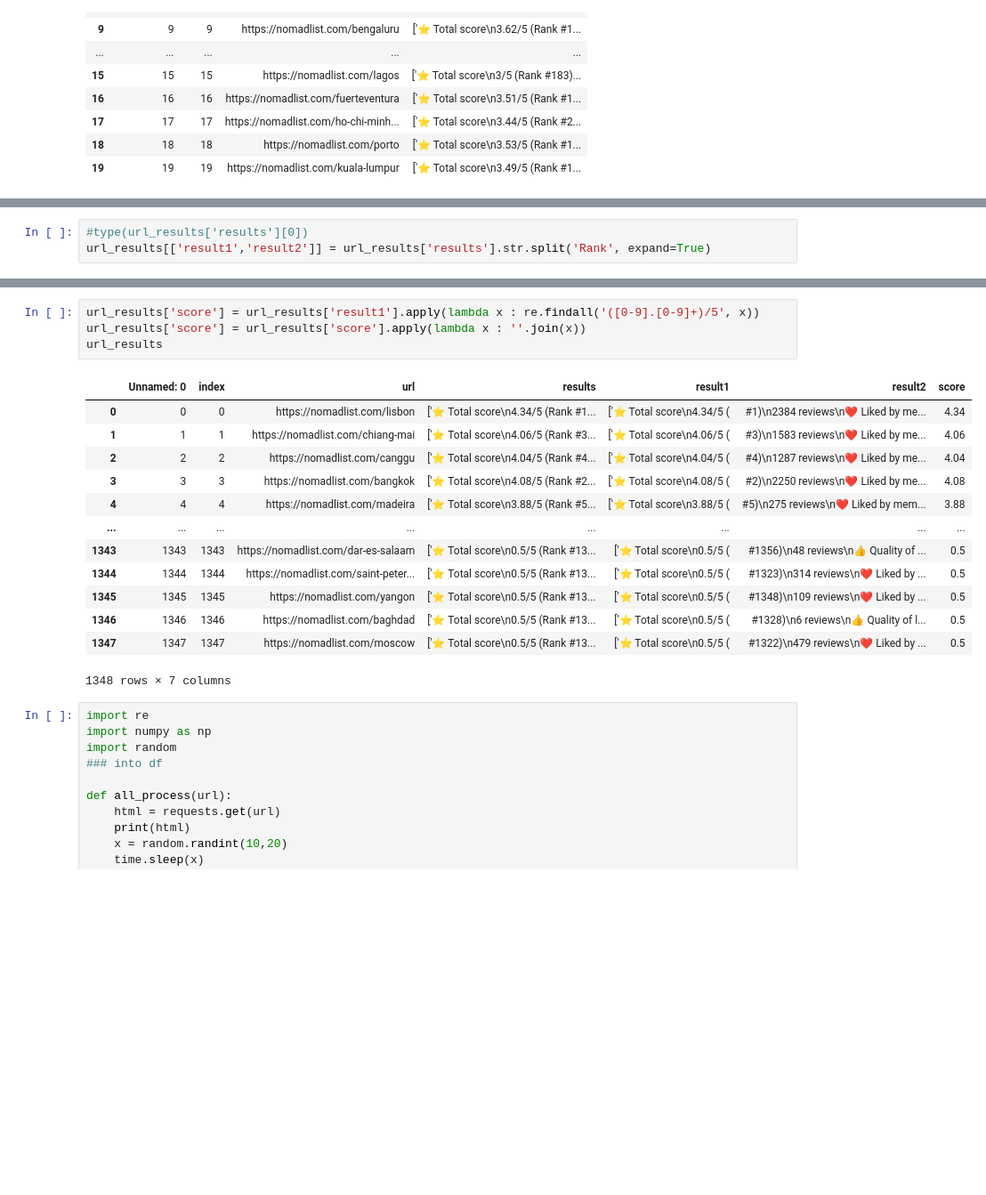
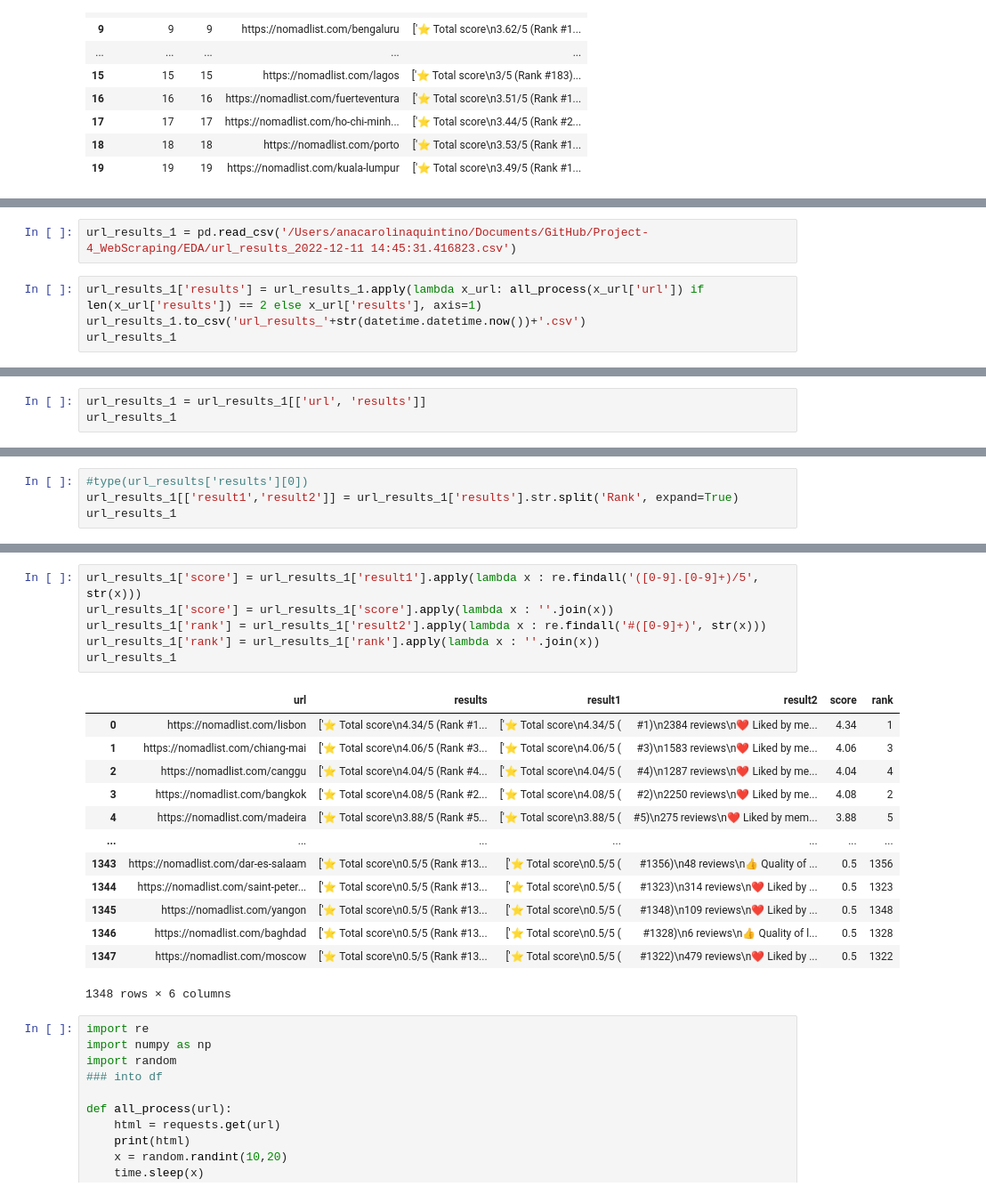
Before and after one commit to anacmqui/Project-4_WebScraping, a Jupyter notebook: EDA/webscraping-Ana.ipynb, the cells around one changed output, grey strips where cells are left out. Shown at 89% size. Drawn from its saved outputs; the diff is of its cells as text; blank space fills up the shorter version.

Commit message:
final scrap

```diff
--- a/EDA/webscraping-Ana.ipynb
+++ b/EDA/webscraping-Ana.ipynb
@@ -470,0 +414,6 @@ url_results[url_results['results'].apply(lambda x: len(x)) == 2]
+# %%
+url_results_1 = pd.read_csv('/Users/anacarolinaquintino/Documents/GitHub/Project-4_WebScraping/EDA/url_results_2022-12-11 14:45:31.416823.csv')
+# %%
+url_results_1['results'] = url_results_1.apply(lambda x_url: all_process(x_url['url']) if len(x_url['results']) == 2 else x_url['results'], axis=1)
+url_results_1.to_csv('url_results_'+str(datetime.datetime.now())+'.csv')
+url_results_1
@@ -470,0 +438,3 @@ url_results[url_results['results'].apply(lambda x: len(x)) == 2]
+# %%
+url_results_1 = url_results_1[['url', 'results']]
+url_results_1
@@ -471,3 +457,4 @@ url_results[url_results['results'].apply(lambda x: len(x)) == 2]
 # %%
 #type(url_results['results'][0])
-url_results[['result1','result2']] = url_results['results'].str.split('Rank', expand=True)
+url_results_1[['result1','result2']] = url_results_1['results'].str.split('Rank', expand=True)
+url_results_1
@@ -474,21 +480,23 @@ url_results[['result1','result2']] = url_results['results'].str.split('Rank', ex
 # %%
-url_results['score'] = url_results['result1'].apply(lambda x : re.findall('([0-9].[0-9]+)/5', x))
-url_results['score'] = url_results['score'].apply(lambda x : ''.join(x))
-url_results
+url_results_1['score'] = url_results_1['result1'].apply(lambda x : re.findall('([0-9].[0-9]+)/5', str(x)))
+url_results_1['score'] = url_results_1['score'].apply(lambda x : ''.join(x))
+url_results_1['rank'] = url_results_1['result2'].apply(lambda x : re.findall('#([0-9]+)', str(x)))
+url_results_1['rank'] = url_results_1['rank'].apply(lambda x : ''.join(x))
+url_results_1
 # %% [output]
-|  | Unnamed: 0 | index | url | results | result1 | result2 | score |
-| 0 | 0 | 0 | https://nomadlist.com/lisbon | ['⭐️ Total score\n4.34/5 (Rank #1... | ['⭐️ Total score\n4.34/5 ( | #1)\n2384 reviews\n❤️ Liked by me... | 4.34 |
-| 1 | 1 | 1 | https://nomadlist.com/chiang-mai | ['⭐️ Total score\n4.06/5 (Rank #3... | ['⭐️ Total score\n4.06/5 ( | #3)\n1583 reviews\n❤️ Liked by me... | 4.06 |
-| 2 | 2 | 2 | https://nomadlist.com/canggu | ['⭐️ Total score\n4.04/5 (Rank #4... | ['⭐️ Total score\n4.04/5 ( | #4)\n1287 reviews\n❤️ Liked by me... | 4.04 |
-| 3 | 3 | 3 | https://nomadlist.com/bangkok | ['⭐️ Total score\n4.08/5 (Rank #2... | ['⭐️ Total score\n4.08/5 ( | #2)\n2250 reviews\n❤️ Liked by me... | 4.08 |
-| 4 | 4 | 4 | https://nomadlist.com/madeira | ['⭐️ Total score\n3.88/5 (Rank #5... | ['⭐️ Total score\n3.88/5 ( | #5)\n275 reviews\n❤️ Liked by mem... | 3.88 |
-| ... | ... | ... | ... | ... | ... | ... | ... |
-| 1343 | 1343 | 1343 | https://nomadlist.com/dar-es-salaam | ['⭐️ Total score\n0.5/5 (Rank #13... | ['⭐️ Total score\n0.5/5 ( | #1356)\n48 reviews\n👍 Quality of ... | 0.5 |
-| 1344 | 1344 | 1344 | https://nomadlist.com/saint-peter... | ['⭐️ Total score\n0.5/5 (Rank #13... | ['⭐️ Total score\n0.5/5 ( | #1323)\n314 reviews\n❤️ Liked by ... | 0.5 |
-| 1345 | 1345 | 1345 | https://nomadlist.com/yangon | ['⭐️ Total score\n0.5/5 (Rank #13... | ['⭐️ Total score\n0.5/5 ( | #1348)\n109 reviews\n❤️ Liked by ... | 0.5 |
-| 1346 | 1346 | 1346 | https://nomadlist.com/baghdad | ['⭐️ Total score\n0.5/5 (Rank #13... | ['⭐️ Total score\n0.5/5 ( | #1328)\n6 reviews\n👍 Quality of l... | 0.5 |
-| 1347 | 1347 | 1347 | https://nomadlist.com/moscow | ['⭐️ Total score\n0.5/5 (Rank #13... | ['⭐️ Total score\n0.5/5 ( | #1322)\n479 reviews\n❤️ Liked by ... | 0.5 |
+|  | url | results | result1 | result2 | score | rank |
+| 0 | https://nomadlist.com/lisbon | ['⭐️ Total score\n4.34/5 (Rank #1... | ['⭐️ Total score\n4.34/5 ( | #1)\n2384 reviews\n❤️ Liked by me... | 4.34 | 1 |
+| 1 | https://nomadlist.com/chiang-mai | ['⭐️ Total score\n4.06/5 (Rank #3... | ['⭐️ Total score\n4.06/5 ( | #3)\n1583 reviews\n❤️ Liked by me... | 4.06 | 3 |
+| 2 | https://nomadlist.com/canggu | ['⭐️ Total score\n4.04/5 (Rank #4... | ['⭐️ Total score\n4.04/5 ( | #4)\n1287 reviews\n❤️ Liked by me... | 4.04 | 4 |
+| 3 | https://nomadlist.com/bangkok | ['⭐️ Total score\n4.08/5 (Rank #2... | ['⭐️ Total score\n4.08/5 ( | #2)\n2250 reviews\n❤️ Liked by me... | 4.08 | 2 |
+| 4 | https://nomadlist.com/madeira | ['⭐️ Total score\n3.88/5 (Rank #5... | ['⭐️ Total score\n3.88/5 ( | #5)\n275 reviews\n❤️ Liked by mem... | 3.88 | 5 |
+| ... | ... | ... | ... | ... | ... | ... |
+| 1343 | https://nomadlist.com/dar-es-salaam | ['⭐️ Total score\n0.5/5 (Rank #13... | ['⭐️ Total score\n0.5/5 ( | #1356)\n48 reviews\n👍 Quality of ... | 0.5 | 1356 |
+| 1344 | https://nomadlist.com/saint-peter... | ['⭐️ Total score\n0.5/5 (Rank #13... | ['⭐️ Total score\n0.5/5 ( | #1323)\n314 reviews\n❤️ Liked by ... | 0.5 | 1323 |
+| 1345 | https://nomadlist.com/yangon | ['⭐️ Total score\n0.5/5 (Rank #13... | ['⭐️ Total score\n0.5/5 ( | #1348)\n109 reviews\n❤️ Liked by ... | 0.5 | 1348 |
+| 1346 | https://nomadlist.com/baghdad | ['⭐️ Total score\n0.5/5 (Rank #13... | ['⭐️ Total score\n0.5/5 ( | #1328)\n6 reviews\n👍 Quality of l... | 0.5 | 1328 |
+| 1347 | https://nomadlist.com/moscow | ['⭐️ Total score\n0.5/5 (Rank #13... | ['⭐️ Total score\n0.5/5 ( | #1322)\n479 reviews\n❤️ Liked by ... | 0.5 | 1322 |
-1348 rows × 7 columns
+1348 rows × 6 columns
 # %%
 import re
 import numpy as np
```
Also changed, not shown: parts of 25 cells of this notebook, 2 other files.
